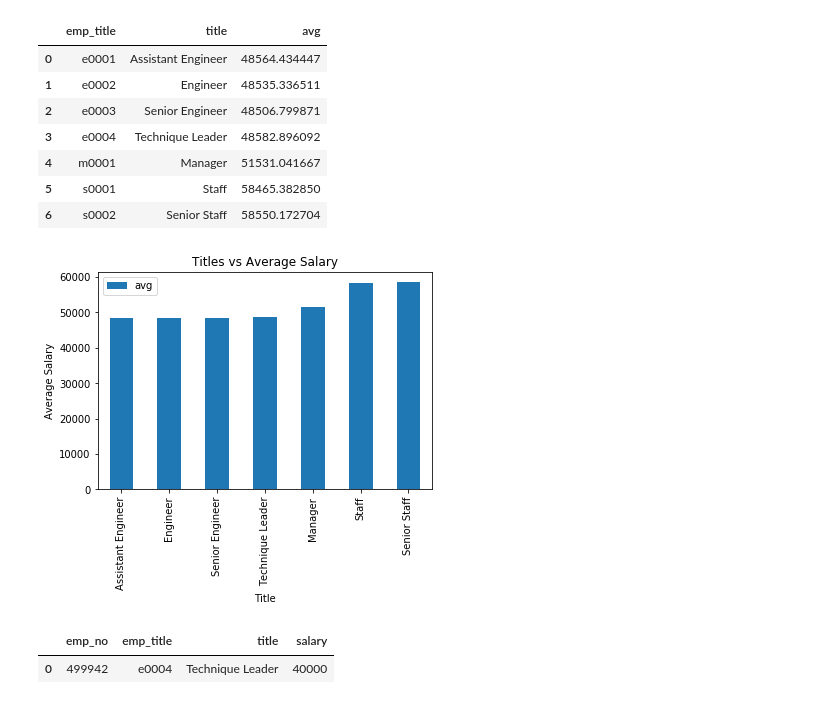
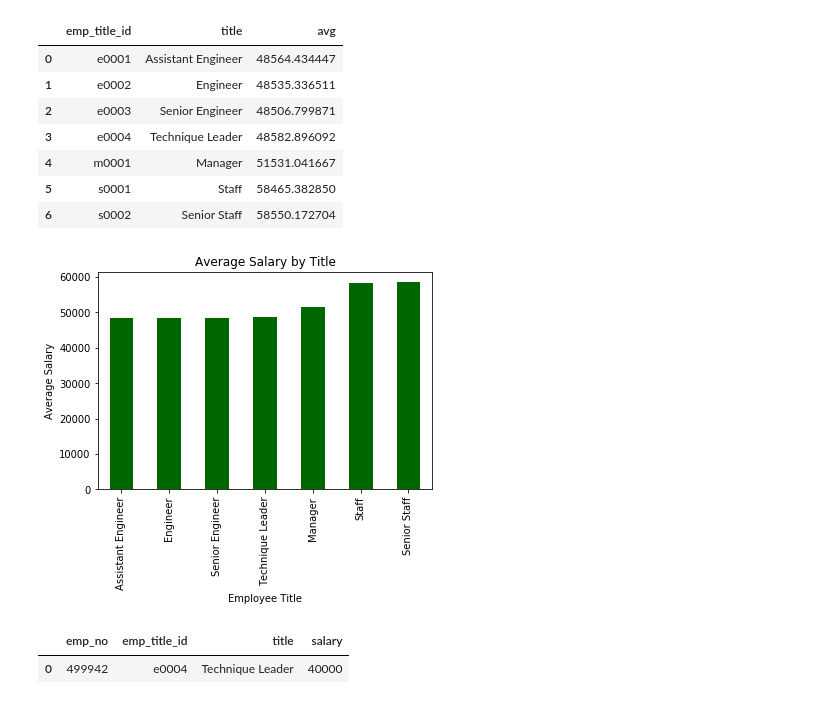
Before and after one commit to szerpa17/sql-challenge, a Jupyter notebook: EmployeeSQL/Analysis.ipynb, the cells around one changed output. Saved outputs shown, nothing was run; the diff lists cells and outputs as text; code cells hidden in the pictures.

Commit message:
updated jupyter code and charts

```diff
--- a/EmployeeSQL/Analysis.ipynb
+++ b/EmployeeSQL/Analysis.ipynb
@@ -25,8 +74,15 @@ df['salary'].hist()
 # %%
-df2 = pd.read_sql('SELECT employees.emp_title, titles.title, AVG(salaries.salary) FROM employees INNER JOIN titles on titles.title_id = employees.emp_title INNER JOIN salaries on salaries.emp_no = employees.emp_no GROUP BY employees.emp_title, titles.title', connection)
-df2
+# Query DB for average salary by title
+avg_salary_query = ('SELECT employees.emp_title_id, titles.title, AVG(salaries.salary) '
+                    'FROM employees '
+                    'INNER JOIN titles on titles.title_id = employees.emp_title_id '
+                    'INNER JOIN salaries on salaries.emp_no = employees.emp_no '
+                    'GROUP BY employees.emp_title_id, titles.title')
+
+avg_salary_df = pd.read_sql(avg_salary_query, connection)
+avg_salary_df
 # %% [output]
-|  | emp_title | title | avg |
+|  | emp_title_id | title | avg |
 | 0 | e0001 | Assistant Engineer | 48564.434447 |
 | 1 | e0002 | Engineer | 48535.336511 |
 | 2 | e0003 | Senior Engineer | 48506.799871 |
@@ -35,15 +91,23 @@ df2
 | 5 | s0001 | Staff | 58465.382850 |
 | 6 | s0002 | Senior Staff | 58550.172704 |
 # %%
-df2.plot.bar(x='title', y='avg', title = 'Titles vs Average Salary')
-plt.xlabel('Title')
+avg_salary_df.plot.bar(x='title', y='avg', title='Average Salary by Title', color='#006600', legend=False)
+plt.xlabel('Employee Title')
 plt.ylabel('Average Salary')
 plt.show()
 # %% [output]
-[figure, old version]
+[figure, new version]
 # %%
-df3 = pd.read_sql('SELECT employees.emp_no, employees.emp_title, titles.title, salaries.salary FROM employees INNER JOIN titles on titles.title_id = employees.emp_title INNER JOIN salaries on salaries.emp_no = employees.emp_no WHERE employees.emp_no = 499942' , connection)
-df3
+# Salary for Employee ID #499942
+
+employee_query =('SELECT employees.emp_no, employees.emp_title_id, titles.title, salaries.salary '
+                'FROM employees '
+                'INNER JOIN titles on titles.title_id = employees.emp_title_id '
+                'INNER JOIN salaries on salaries.emp_no = employees.emp_no '
+                'WHERE employees.emp_no = 499942')
+
+employee_salary_df = pd.read_sql(employee_query, connection)
+employee_salary_df
 # %% [output]
-|  | emp_no | emp_title | title | salary |
+|  | emp_no | emp_title_id | title | salary |
 | 0 | 499942 | e0004 | Technique Leader | 40000 |
```
Also changed, not shown: parts of 7 cells of this notebook.
